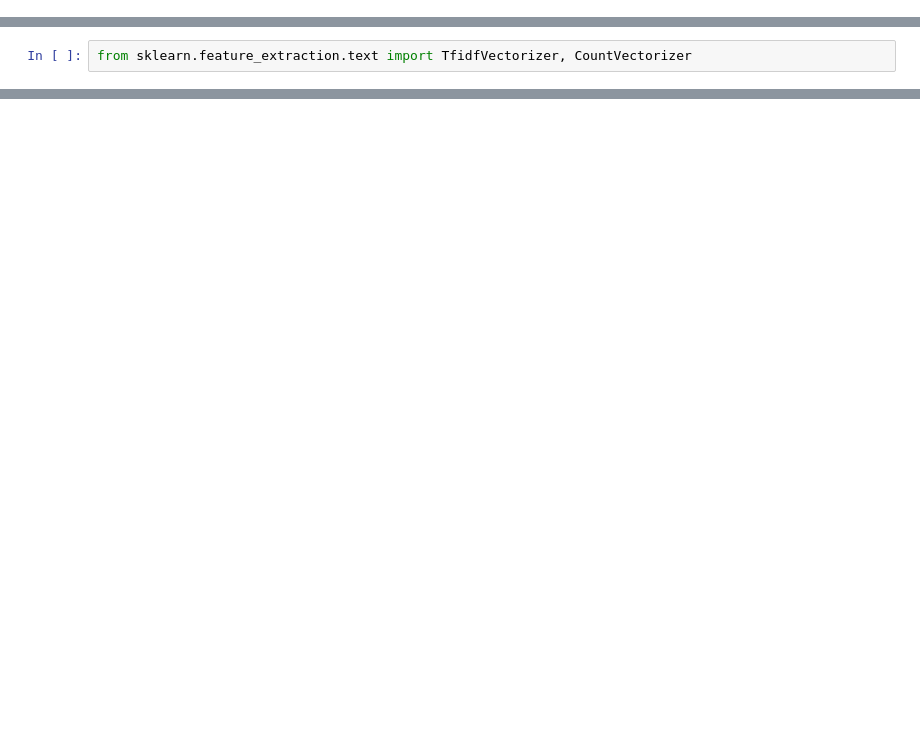
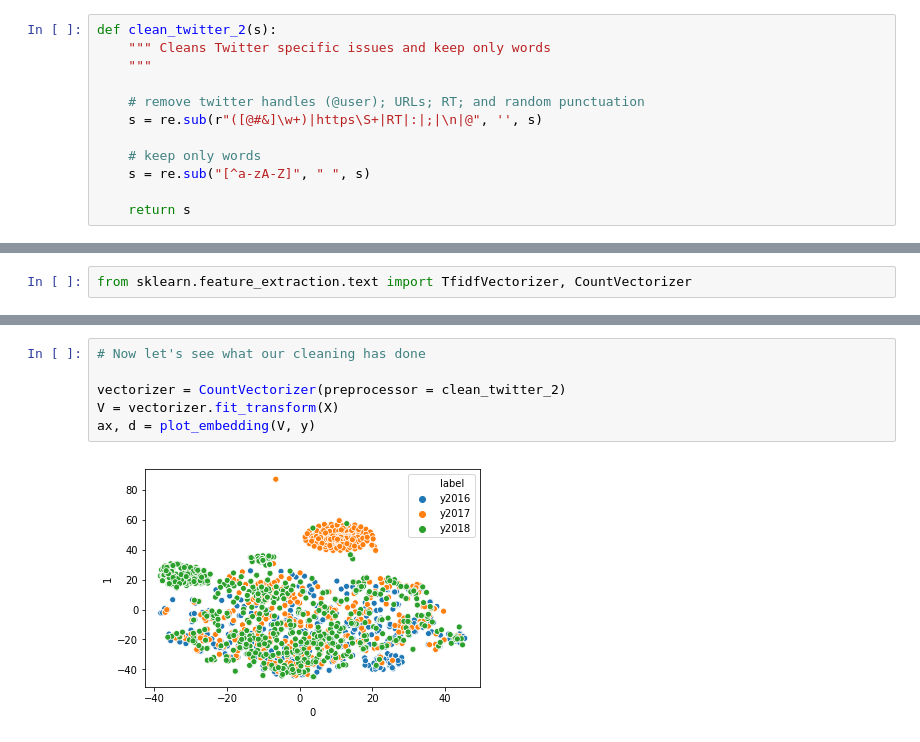
Before and after one commit to nandanrao/text-mining, a Jupyter notebook: exercise-1.ipynb, the cells around one changed output, grey strips where cells are left out. Cells and saved outputs as stored; diff of their text form; blank space fills up the shorter version.

```diff
--- a/exercise-1.ipynb
+++ b/exercise-1.ipynb
@@ -32,0 +42,12 @@ def clean_twitter(s):
+# %%
+def clean_twitter_2(s):
+    """ Cleans Twitter specific issues and keep only words
+    """
+
+    # remove twitter handles (@user); URLs; RT; and random punctuation
+    s = re.sub(r"([@#&]\w+)|https\S+|RT|:|;|\n|@", '', s)
+
+    # keep only words
+    s = re.sub("[^a-zA-Z]", " ", s)
+
+    return s
@@ -53,3 +138,11 @@ ax, d = plot_embedding(V, y)
+# %%
+# Now let's see what our cleaning has done
+
+vectorizer = CountVectorizer(preprocessor = clean_twitter_2)
+V = vectorizer.fit_transform(X)
+ax, d = plot_embedding(V, y)
+# %% [output]
+[figure, added]
 # %%
 # Now try with TF-IDF vectorizer, and add implicit stopwords!
 # Can you get things to separate in the space in a better way?
```
Also changed, not shown: parts of 12 cells of this notebook.
